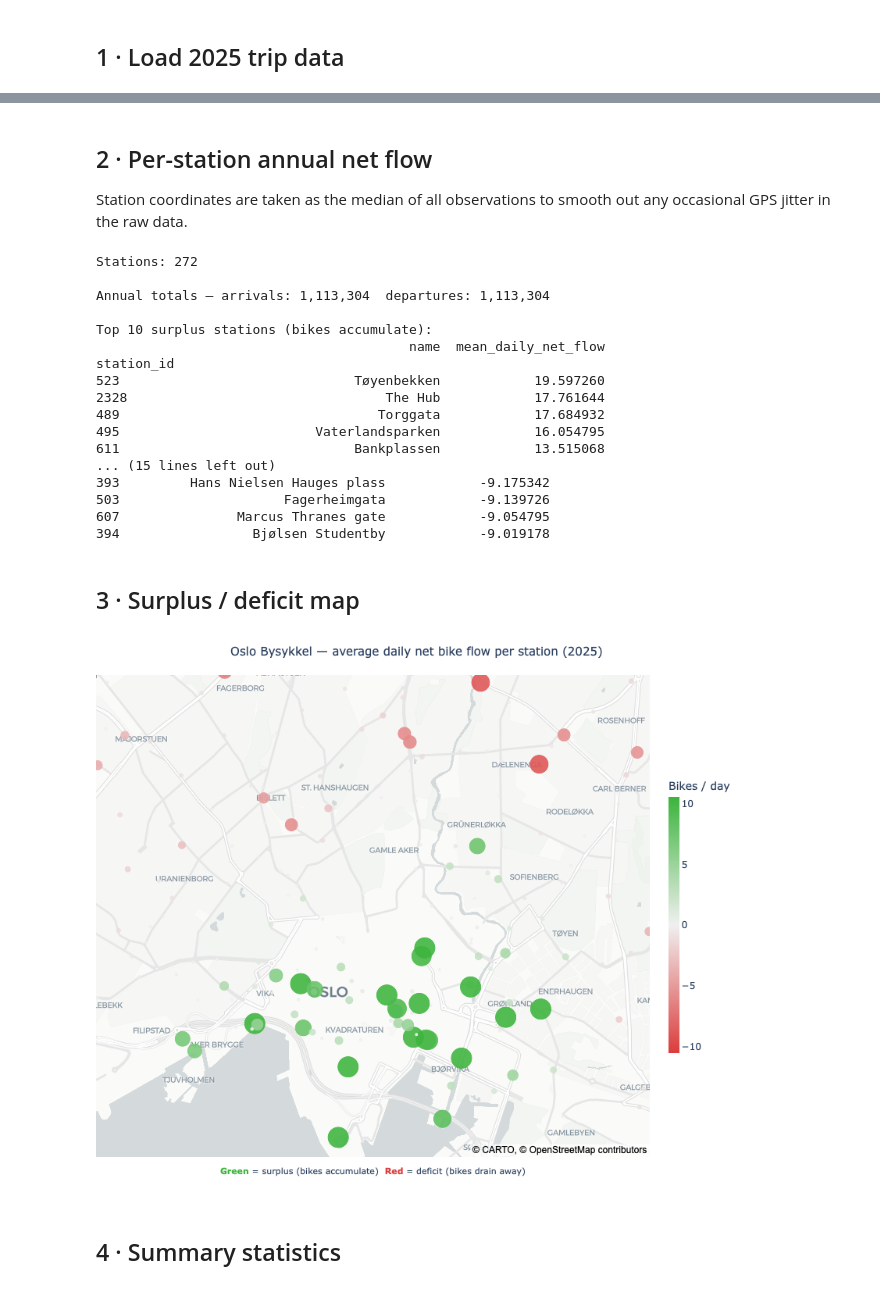
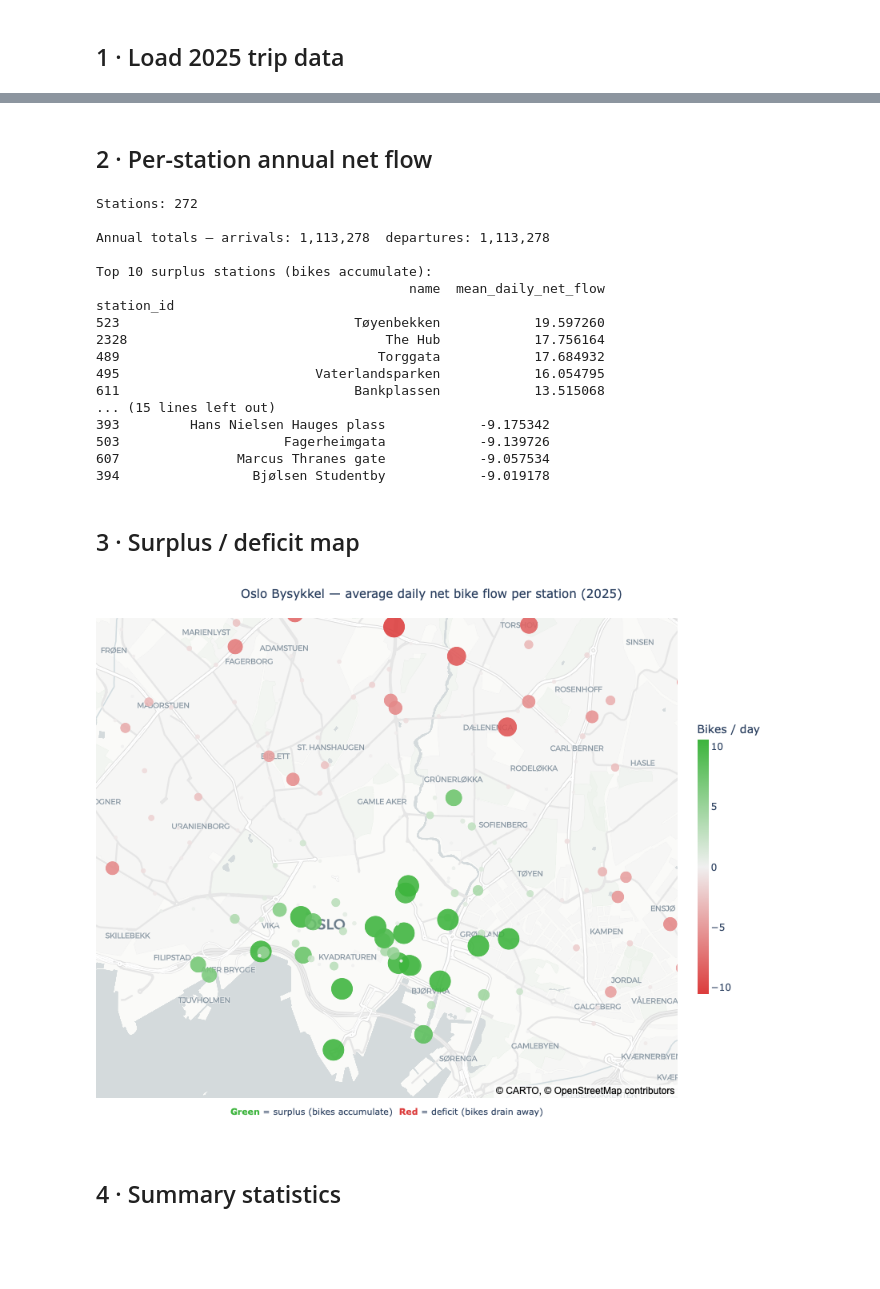
Before and after one commit to DylanKreynen/BysykkelForecast, a Jupyter notebook: 04_station_mapping.ipynb, the cells around one changed output, grey strips where cells are left out. Drawn from its saved outputs; the diff is of its cells as text; code cells hidden in the pictures; blank space fills up the shorter version.

```diff
--- a/04_station_mapping.ipynb
+++ b/04_station_mapping.ipynb
@@ -32,11 +32,12 @@ import matplotlib.pyplot as plt
 import plotly.graph_objects as go
 from sklearn.metrics import mean_absolute_error, r2_score
 
-TURDATA_DIR = Path("input/turdata/2025")
-OUTPUT_DIR  = Path("output")
+TURDATA_DIR  = Path("input/turdata/2025")
+OUTPUT_DIR   = Path("output")
 OUTPUT_DIR.mkdir(exist_ok=True)
 
-N_DAYS = 365   # 2025 is not a leap year
+CLOSED_HOURS = [1, 2, 3, 4]   # 01:00–04:59 Oslo time — service closure
+N_DAYS       = 365            # 2025 is not a leap year
 # %% [markdown]
 ## 1 · Load 2025 trip data
 # %%
@@ -64,16 +65,27 @@ trips = trips.dropna(subset=[
 trips["start_station_id"] = trips["start_station_id"].astype(int)
 trips["end_station_id"]   = trips["end_station_id"].astype(int)
 
-# Parse date of trip start (Oslo local time) — needed for daily forecast section
-trips["date"] = (
+# Parse trip start time in Oslo local time
+trips["_started_oslo"] = (
     pd.to_datetime(trips["started_at"], format="ISO8601", utc=True)
     .dt.tz_convert("Europe/Oslo")
+)
+
+# Exclude service closure hours (01:00–04:59 Oslo time — no trips possible)
+before = len(trips)
+trips = trips[~trips["_started_oslo"].dt.hour.isin(CLOSED_HOURS)].copy()
+print(f"Dropped {before - len(trips):,} closure-hour rows  ({len(trips):,} remaining)")
+
+# Service day: 05:00 on day D through 00:00 on day D+1 — shift back 5 hours
+trips["date"] = (
+    (trips["_started_oslo"] - pd.Timedelta(hours=5))
     .dt.normalize()
     .dt.tz_localize(None)
 )
+trips = trips.drop(columns=["_started_oslo"])
 
 print(f"\nTotal trips : {len(trips):,}")
-print(f"Date range  : {trips['date'].min().date()} \u2192 {trips['date'].max().date()}")
+print(f"Date range  : {trips['date'].min().date()} → {trips['date'].max().date()}")
 # %% [output]
   01.csv    10,355 trips
   02.csv    15,486 trips
@@ -93,16 +106,13 @@ Date range  : 2025-01-01 → 2026-01-01
 # %% [markdown]
 ## 2 · Per-station annual net flow
-
-Station coordinates are taken as the median of all observations to smooth out
-any occasional GPS jitter in the raw data.
 # %%
 dep_annual = (
     trips.groupby("start_station_id")
     .agg(
         departures_annual = ("start_station_id",       "count"),
         name              = ("start_station_name",      "first"),
-        lat               = ("start_station_latitude",  "median"),
-        lon               = ("start_station_longitude", "median"),
+        lat               = ("start_station_latitude",  "first"),
+        lon               = ("start_station_longitude", "first"),
     )
     .rename_axis("station_id")
 )
@@ -112,8 +122,8 @@ arr_annual = (
     .agg(
         arrivals_annual   = ("end_station_id",         "count"),
         name_end          = ("end_station_name",        "first"),
-        lat_end           = ("end_station_latitude",    "median"),
-        lon_end           = ("end_station_longitude",   "median"),
+        lat_end           = ("end_station_latitude",    "first"),
+        lon_end           = ("end_station_longitude",   "first"),
     )
     .rename_axis("station_id")
 )
@@ -140,20 +150,20 @@ print(stations.nsmallest(10, "mean_daily_net_flow")[["name", "mean_daily_net_flo
 # %% [output]
 Stations: 272
 
-Annual totals — arrivals: 1,113,304  departures: 1,113,304
+Annual totals — arrivals: 1,113,278  departures: 1,113,278
 
 Top 10 surplus stations (bikes accumulate):
                                         name  mean_daily_net_flow
 station_id
 523                              Tøyenbekken            19.597260
-2328                                 The Hub            17.761644
+2328                                 The Hub            17.756164
 489                                 Torggata            17.684932
 495                         Vaterlandsparken            16.054795
 611                              Bankplassen            13.515068
 ... (15 lines left out)
 393         Hans Nielsen Hauges plass            -9.175342
 503                     Fagerheimgata            -9.139726
-607               Marcus Thranes gate            -9.054795
+607               Marcus Thranes gate            -9.057534
 394                 Bjølsen Studentby            -9.019178
 # %% [markdown]
 ## 3 · Surplus / deficit map
@@ -172,7 +182,7 @@ sizes = min_size + (max_size - min_size) * (np.abs(clamped) / cap)
 hover = [
     f"<b>{row['name']}</b><br>"
     f"Daily net flow: {row['mean_daily_net_flow']:+.1f} bikes/day<br>"
-    f"Arrivals: {int(row['arrivals_annual']):,}  |  Departures: {int(row['departures_annual']):,}"
+    f"2025 arrivals: {int(row['arrivals_annual']):,}  |  departures: {int(row['departures_annual']):,}"
     for _, row in stations.iterrows()
 ]
 
@@ -207,34 +217,34 @@ fig_map.add_trace(go.Scattermap(
 
 fig_map.update_layout(
     map = dict(
         style  = "carto-positron",
         center = dict(lat=59.918, lon=10.745),
         zoom   = 12.8,
     ),
     title = dict(
         text     = "Oslo Bysykkel \u2014 average daily net bike flow per station (2025)",
         font     = dict(size=15),
         x        = 0.5,
         xanchor  = "center",
     ),
     annotations = [
         dict(
             text       = "<b style='color:rgb(60,180,60)'>Green</b> = surplus (bikes accumulate)  "
                          "<b style='color:rgb(220,60,60)'>Red</b> = deficit (bikes drain away)",
             showarrow  = False,
             xref="paper", yref="paper",
             x=0.5, y=-0.04,
             font=dict(size=11),
             align="center",
         )
     ],
     margin = dict(l=0, r=0, t=50, b=50),
     height = 700,
 )
 
 fig_map.show()
 # %% [output]
-[figure, old version]
+[figure, new version]
 # %% [markdown]
 ## 4 · Summary statistics
 # %%
```
Also changed, not shown: parts of 23 cells of this notebook, 1 other file.
